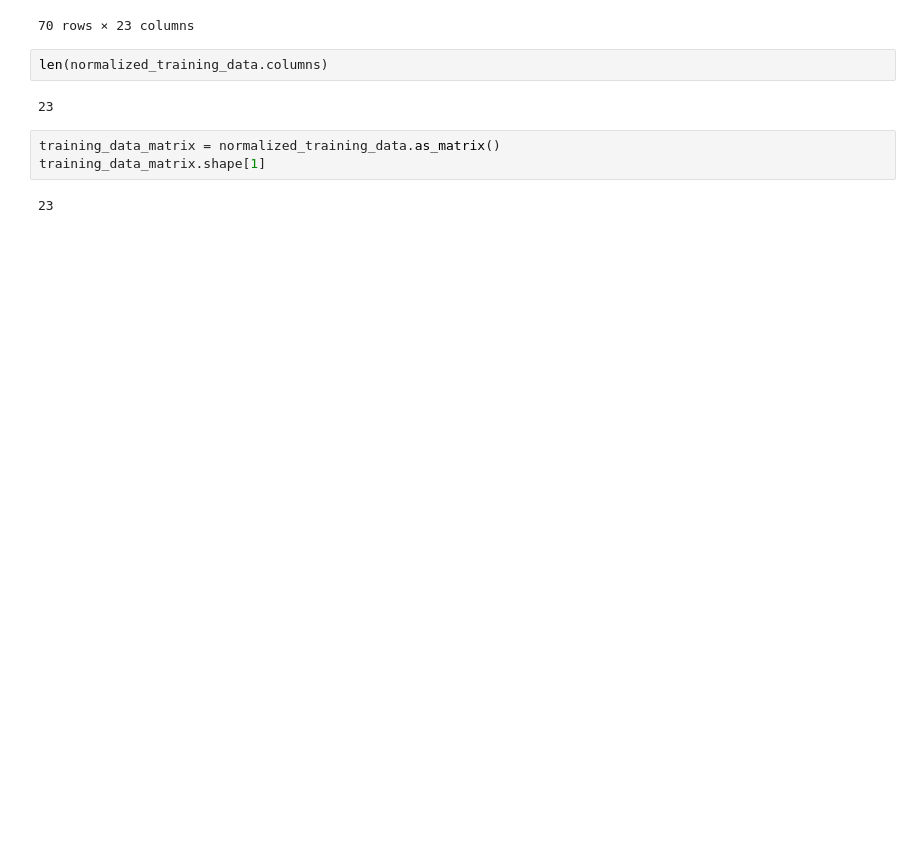
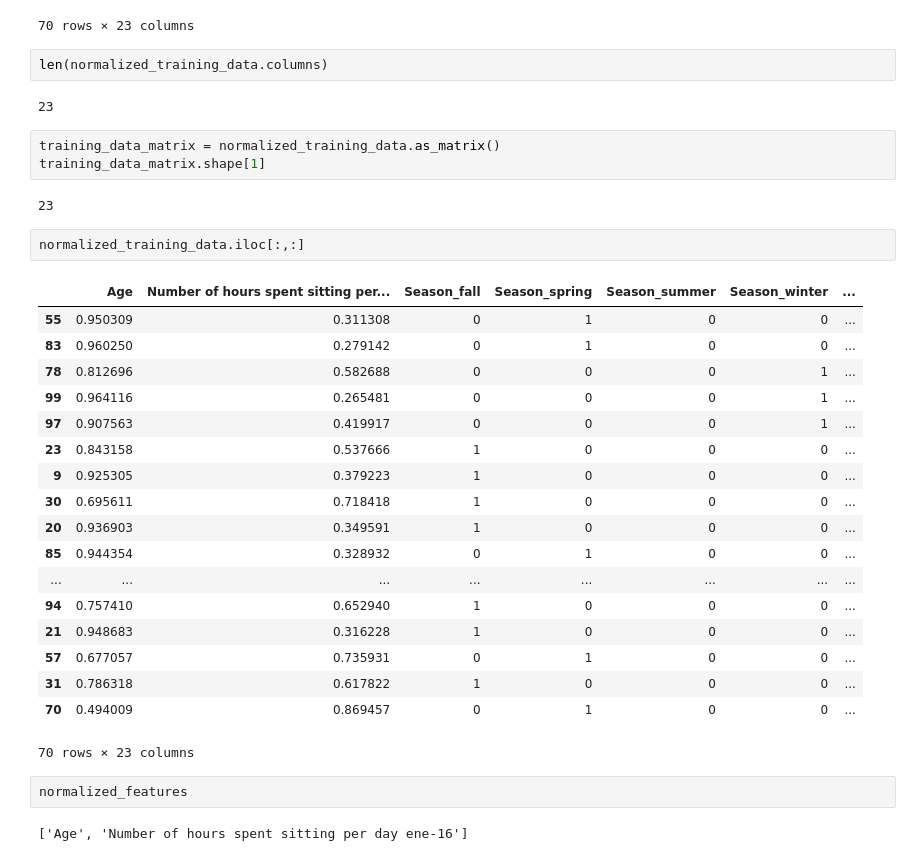
Before and after one commit to pvcastro/deeplearningufg, a Jupyter notebook: Lista Semana 2/fertility-normalization.ipynb, the cells around one changed output. Saved outputs shown, nothing was run; the diff lists cells and outputs as text; blank space fills up the shorter version.

```diff
--- a/Lista Semana 2/fertility-normalization.ipynb
+++ b/Lista Semana 2/fertility-normalization.ipynb
@@ -131,3 +131,28 @@ training_data_matrix = normalized_training_data.as_matrix()
 training_data_matrix.shape[1]
 # %% [output]
 23
+# %%
+normalized_training_data.iloc[:,:]
+# %% [output]
+|  | Age | Number of hours spent sitting per... | Season_fall | Season_spring | Season_summer | Season_winter | ... |
+| 55 | 0.950309 | 0.311308 | 0 | 1 | 0 | 0 | ... |
+| 83 | 0.960250 | 0.279142 | 0 | 1 | 0 | 0 | ... |
+| 78 | 0.812696 | 0.582688 | 0 | 0 | 0 | 1 | ... |
+| 99 | 0.964116 | 0.265481 | 0 | 0 | 0 | 1 | ... |
+| 97 | 0.907563 | 0.419917 | 0 | 0 | 0 | 1 | ... |
+| 23 | 0.843158 | 0.537666 | 1 | 0 | 0 | 0 | ... |
+| 9 | 0.925305 | 0.379223 | 1 | 0 | 0 | 0 | ... |
+| 30 | 0.695611 | 0.718418 | 1 | 0 | 0 | 0 | ... |
+| 20 | 0.936903 | 0.349591 | 1 | 0 | 0 | 0 | ... |
+| 85 | 0.944354 | 0.328932 | 0 | 1 | 0 | 0 | ... |
+| ... | ... | ... | ... | ... | ... | ... | ... |
+| 94 | 0.757410 | 0.652940 | 1 | 0 | 0 | 0 | ... |
+| 21 | 0.948683 | 0.316228 | 1 | 0 | 0 | 0 | ... |
+| 57 | 0.677057 | 0.735931 | 0 | 1 | 0 | 0 | ... |
+| 31 | 0.786318 | 0.617822 | 1 | 0 | 0 | 0 | ... |
+| 70 | 0.494009 | 0.869457 | 0 | 1 | 0 | 0 | ... |
+70 rows × 23 columns
+# %%
+normalized_features
+# %% [output]
+['Age', 'Number of hours spent sitting per day ene-16']
```
Also changed, not shown: parts of 9 cells of this notebook, 2 other files.
